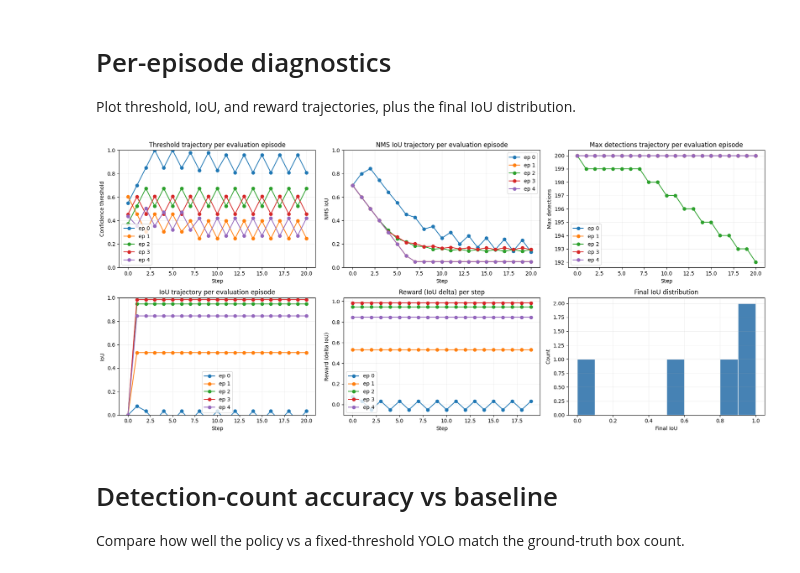
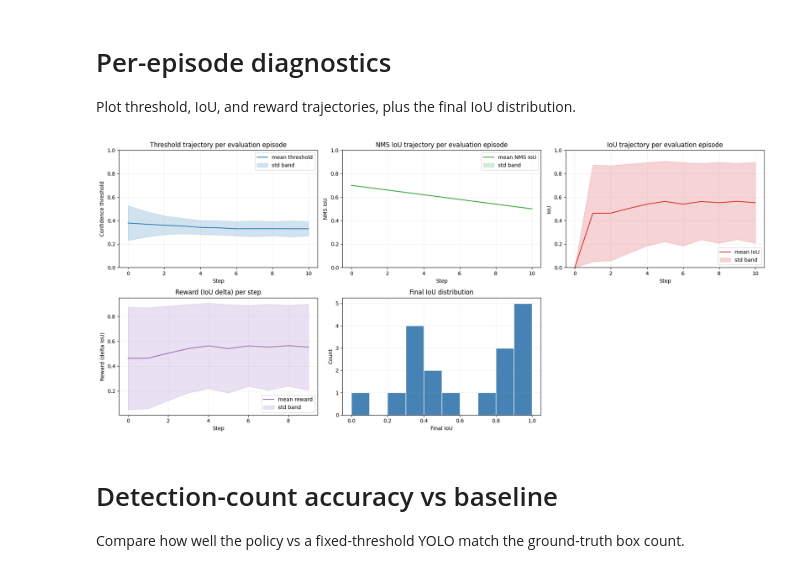
Before and after one commit to amirrezabsh/Pretrained-Object-Detection-NN-Models-Fine-Tuning-using-RL, a Jupyter notebook: main.ipynb, the cells around one changed output. Cells and saved outputs as stored; diff of their text form; code cells hidden in the pictures.

```diff
--- a/main.ipynb
+++ b/main.ipynb
@@ -164,23 +353,23 @@ Plot threshold, IoU, and reward trajectories, plus the final IoU distribution.
 # %%
 import matplotlib.pyplot as plt
 from utility.evaluation import (
     plot_threshold_trajectories,
     plot_iou_trajectories,
     plot_reward_trajectories,
     plot_final_iou_histogram,
     plot_nms_trajectories,
-    plot_max_det_trajectories,
 )
 fig, axes = plt.subplots(2, 3, figsize=(18, 8))
-plot_threshold_trajectories(stats, ax=axes[0, 0])
-plot_nms_trajectories(stats, ax=axes[0, 1])
-plot_max_det_trajectories(stats, ax=axes[0, 2])
-plot_iou_trajectories(stats, ax=axes[1, 0])
-plot_reward_trajectories(stats, ax=axes[1, 1])
-plot_final_iou_histogram(stats, ax=axes[1, 2])
+PLOT_MAX_EPISODES = 12
+plot_threshold_trajectories(stats, ax=axes[0, 0], aggregate=True, show_std_band=True)
+plot_nms_trajectories(stats, ax=axes[0, 1], aggregate=True, show_std_band=True)
+plot_iou_trajectories(stats, ax=axes[0, 2], aggregate=True, show_std_band=True)
+plot_reward_trajectories(stats, ax=axes[1, 0], aggregate=True, show_std_band=True)
+plot_final_iou_histogram(stats, ax=axes[1, 1])
+axes[1, 2].axis("off")
 plt.tight_layout()
 # %% [output]
-[figure, old version]
+[figure, new version]
 # %% [markdown]
 # Detection-count accuracy vs baseline
 Compare how well the policy vs a fixed-threshold YOLO match the ground-truth box count.
```
Also changed, not shown: parts of 9 cells of this notebook.
